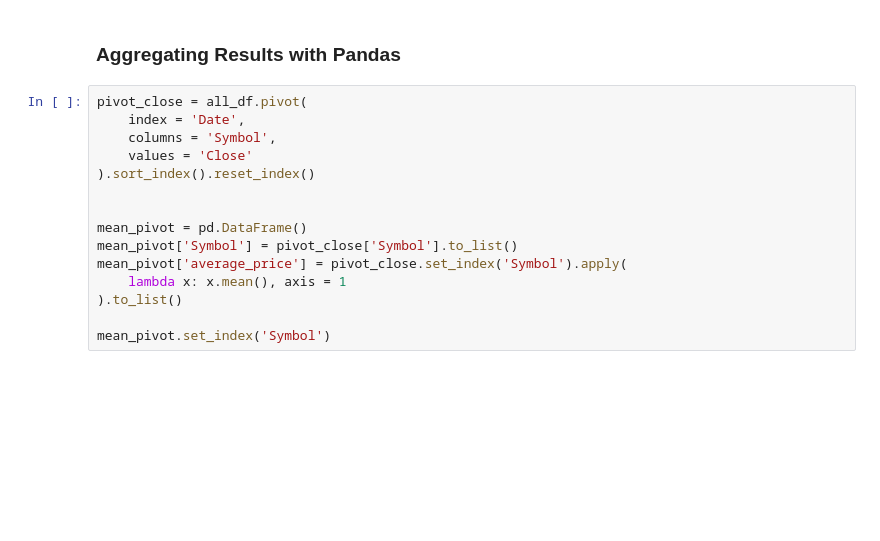
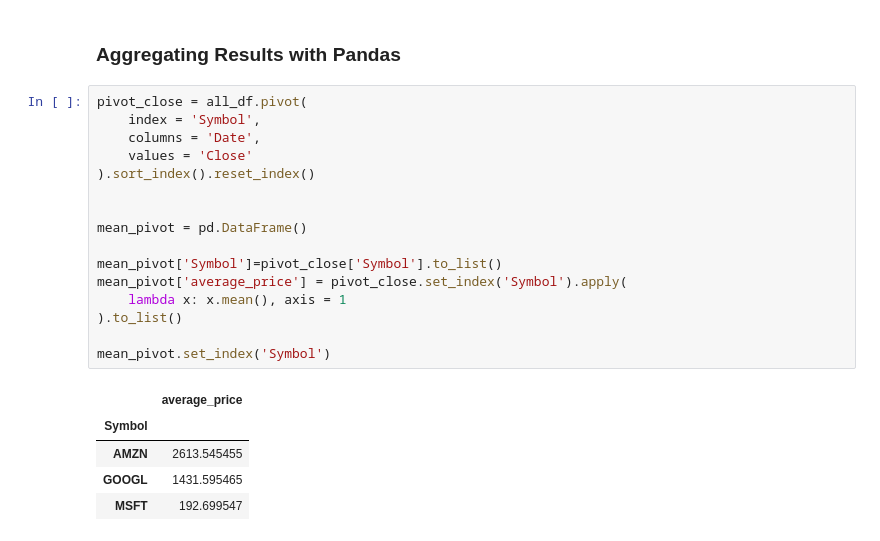
Before and after one commit to MarcusPelo/data-wrangling-with-pandas, a Jupyter notebook: data-wrangling-with-pandas.ipynb, the cells around one changed output. Drawn from its saved outputs; the diff is of its cells as text; blank space fills up the shorter version.

```diff
--- a/data-wrangling-with-pandas.ipynb
+++ b/data-wrangling-with-pandas.ipynb
@@ -141,16 +230,23 @@ all_df.melt(id_vars=['Symbol','Date'])
 ### Aggregating Results with Pandas
 # %%
 pivot_close = all_df.pivot(
-    index = 'Date',
-    columns = 'Symbol',
+    index = 'Symbol',
+    columns = 'Date',
     values = 'Close'
 ).sort_index().reset_index()
 
 
 mean_pivot = pd.DataFrame()
-mean_pivot['Symbol'] = pivot_close['Symbol'].to_list()
+
+mean_pivot['Symbol']=pivot_close['Symbol'].to_list()
 mean_pivot['average_price'] = pivot_close.set_index('Symbol').apply(
     lambda x: x.mean(), axis = 1
 ).to_list()
 
 mean_pivot.set_index('Symbol')
+# %% [output]
+|  | average_price |
+| Symbol |  |
+| AMZN | 2613.545455 |
+| GOOGL | 1431.595465 |
+| MSFT | 192.699547 |
```
Also changed, not shown: parts of 16 cells of this notebook, 2 other files.
